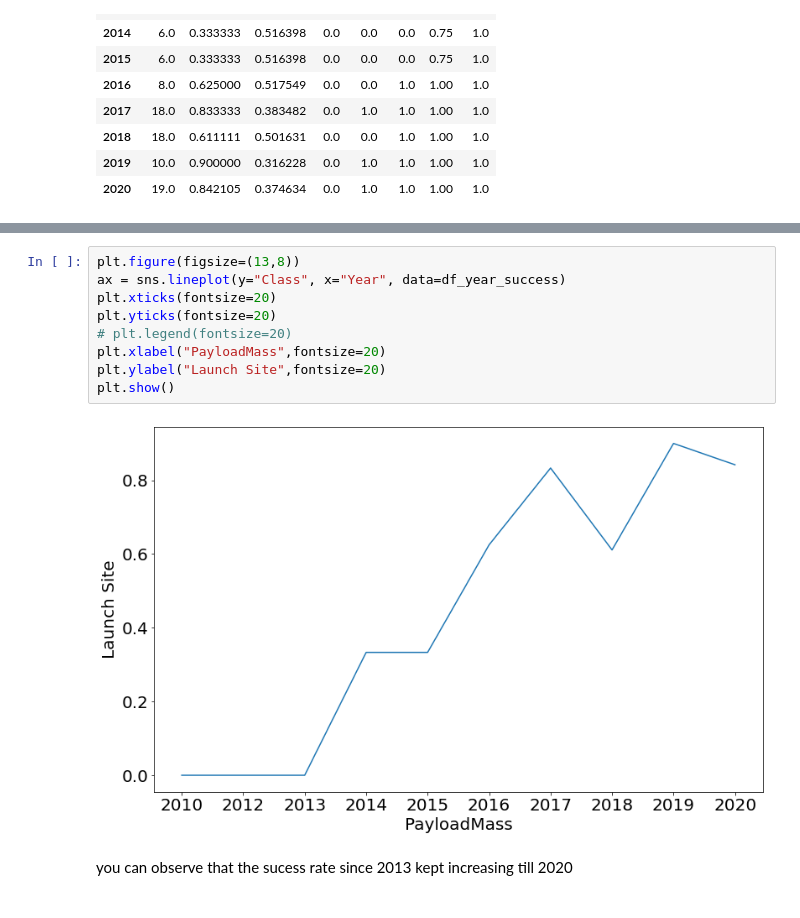
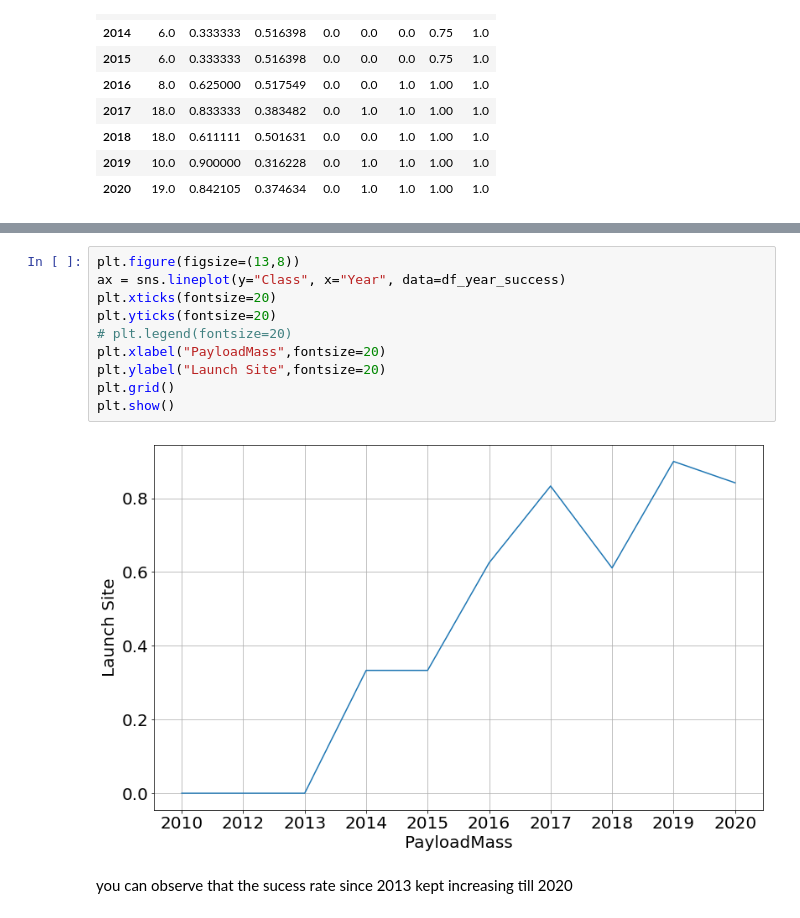
Before and after one commit to hernandezhdd/IBM-Applied-Data-Science-Capstone, a Jupyter notebook: jupyter-labs-eda-dataviz.ipynb, the cells around one changed output, grey strips where cells are left out. Drawn from its saved outputs; the diff is of its cells as text.

```diff
--- a/jupyter-labs-eda-dataviz.ipynb
+++ b/jupyter-labs-eda-dataviz.ipynb
@@ -242,14 +239,15 @@ df_year_success.head()
 # %%
 plt.figure(figsize=(13,8))
 ax = sns.lineplot(y="Class", x="Year", data=df_year_success)
 plt.xticks(fontsize=20)
 plt.yticks(fontsize=20)
 # plt.legend(fontsize=20)
 plt.xlabel("PayloadMass",fontsize=20)
 plt.ylabel("Launch Site",fontsize=20)
+plt.grid()
 plt.show()
 # %% [output]
-[figure, old version]
+[figure, new version]
 # %% [markdown]
 you can observe that the sucess rate since 2013 kept increasing till 2020
 # %% [markdown]
```
Also changed, not shown: parts of 8 cells of this notebook.
